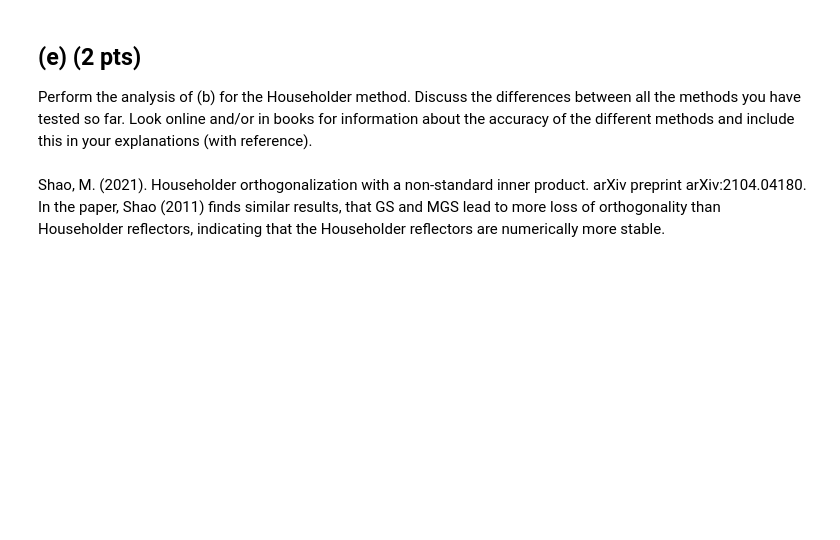
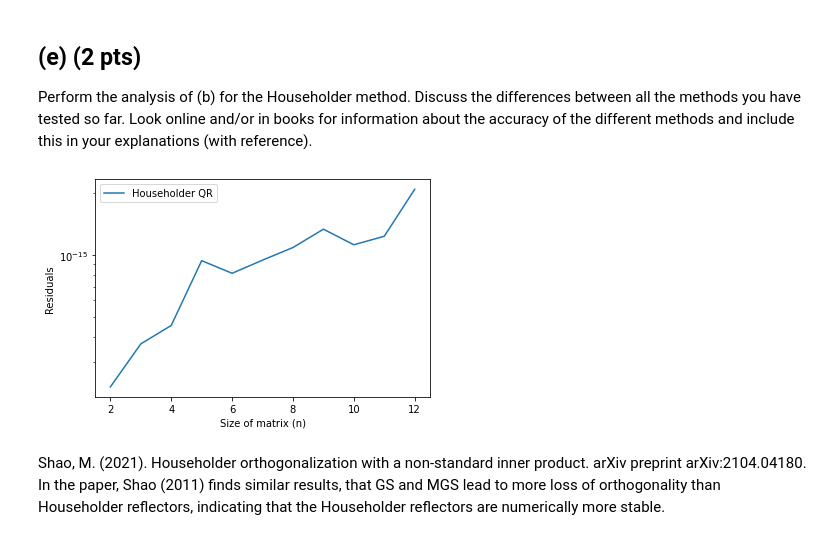
Before and after one commit to marcelvdla/NumAlg14, a Jupyter notebook: hw3_2022.ipynb, the cells around one changed output. Drawn from its saved outputs; the diff is of its cells as text; code cells hidden in the pictures; blank space fills up the shorter version.

Commit message:
householder with Q

```diff
--- a/hw3_2022.ipynb
+++ b/hw3_2022.ipynb
@@ -121,34 +110,31 @@ def householder_qr(A):
     ''' Add some comments
     '''
     rows, cols = A.shape
+    Q = np.eye(cols)
+    R = A.copy()
 
     for k in range(min(cols, rows-1)):
-        print('\n')
-        print(A[k:,k])
-        alpha_k = -np.sign(A[k,k]) * np.linalg.norm(A[k:,k], 2)
-        t = np.array([0 for _ in range(rows - len(A[k:,k]))] + list(A[k:,k]))
-        e_k = np.array([0 for _ in range(rows - len(A[k:,k]))] + [1] + [0 for _ in range(k,rows-1)])
-
-        print(alpha_k, t, e_k)
-
+        # Compute Householder vector
+        alpha_k = -np.sign(R[k,k]) * np.linalg.norm(R[k:,k], 2)
+        t = np.array([0 for _ in range(rows - len(R[k:,k]))] + list(R[k:,k]))
+        e_k = np.array([0 for _ in range(rows - len(R[k:,k]))] + [1] + [0 for _ in range(k,rows-1)])
         v_k =  t.T - alpha_k * e_k
 
-        print(v_k)
-
+        # Skip column if it is already 0
         beta_k = np.dot(v_k.T, v_k)
-
-        print(beta_k)
-
         if beta_k == 0:
             break
 
+        # Compute Householder matrix H_k
+        v = np.array([len(v_k) * [V] for V in v_k])
+        vvT =  v @ v.T
+        H = np.eye(cols) - 2 * (vvT / np.linalg.norm(vvT,2))
+        Q = Q @ H
+
+        # Apply transformation to matrix
         for j in range(k, cols):
-            print(A)
-            gamma_j = v_k.T @ A[:,j]
+            gamma_j = v_k.T @ R[:,j]
             t = (2 * gamma_j / beta_k) * v_k
-            print(t)
-            A[:,j] = A[:,j] - t
+            R[:,j] = R[:,j] - t
 
-        # print(A)
-
-    return A
+    return Q, R
@@ -156,7 +147,15 @@ def householder_qr(A):
 ## (e) (2 pts)
 Perform the analysis of (b) for the Householder method. Discuss the differences between all the methods you have tested so far. Look online and/or in books for information about the accuracy of the different methods and include this in your explanations (with reference).
 # %%
-# YOUR CODE HERE
+hilbert_house = residual(householder_qr)
+
+plt.semilogy(range(2,13), hilbert_house, label = 'Householder QR')
+plt.xlabel('Size of matrix (n)')
+plt.ylabel('Residuals')
+plt.legend()
+plt.show()
+# %% [output]
+[figure, added]
 # %% [markdown]
 Shao, M. (2021). Householder orthogonalization with a non-standard inner product. arXiv preprint arXiv:2104.04180.
     In the paper, Shao (2011) finds similar results, that GS and MGS lead to more loss of orthogonality than Householder reflectors,
```
Also changed, not shown: parts of 4 cells of this notebook.
